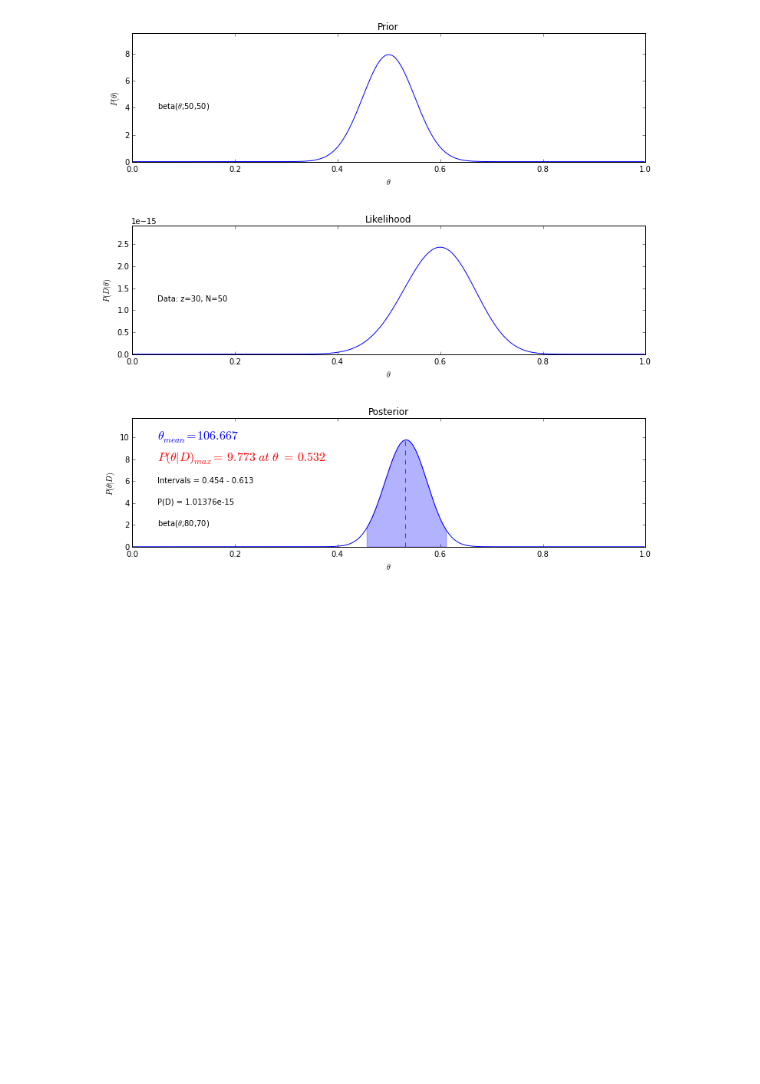
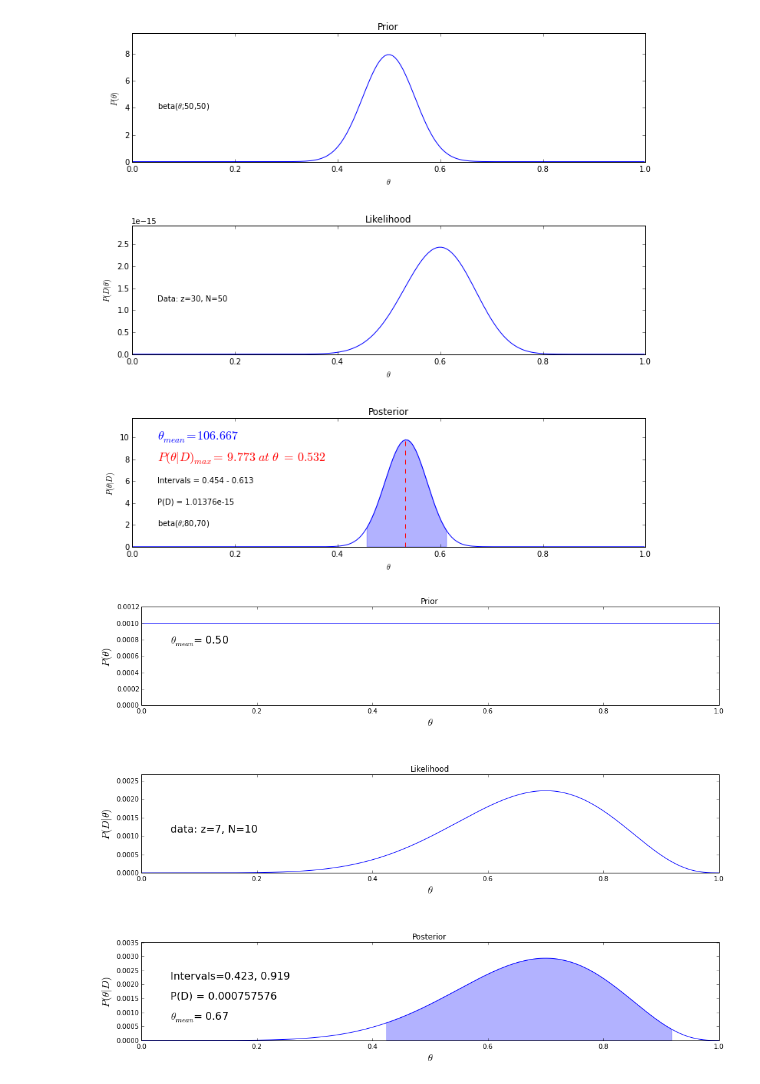
Before and after one commit to grayWolfDC/Doing_bayesian_data_analysis, a Jupyter notebook: IPython/DBDAWkBookCh6.ipynb, the cells around one changed output. Drawn from its saved outputs; the diff is of its cells as text; code cells hidden in the pictures; blank space fills up the shorter version.

```diff
--- a/IPython/DBDAWkBookCh6.ipynb
+++ b/IPython/DBDAWkBookCh6.ipynb
@@ -502,3 +495,15 @@ post_C1 = BernBeta([60,40],dataVec=dv,thetaReq=2)
 postCskept=BernBeta([50,50],dataVec=dv,thetaReq=2)
 # %% [output]
 [figure]
+# %%
+dataVec = N.repeat([1,0],[7,3])
+#-A)
+bins = 1000
+pTheta = N.ones(bins)
+pTheta = pTheta/N.sum(pTheta)
+
+wid=1/bins
+thetaGrid = N.arange(wid/2,wid/2+1,wid)
+post=BernGrid(thetaGrid,pTheta,dataVec)
+# %% [output]
+[figure, added]
```
Also changed, not shown: parts of 3 cells of this notebook, 1 other file.
